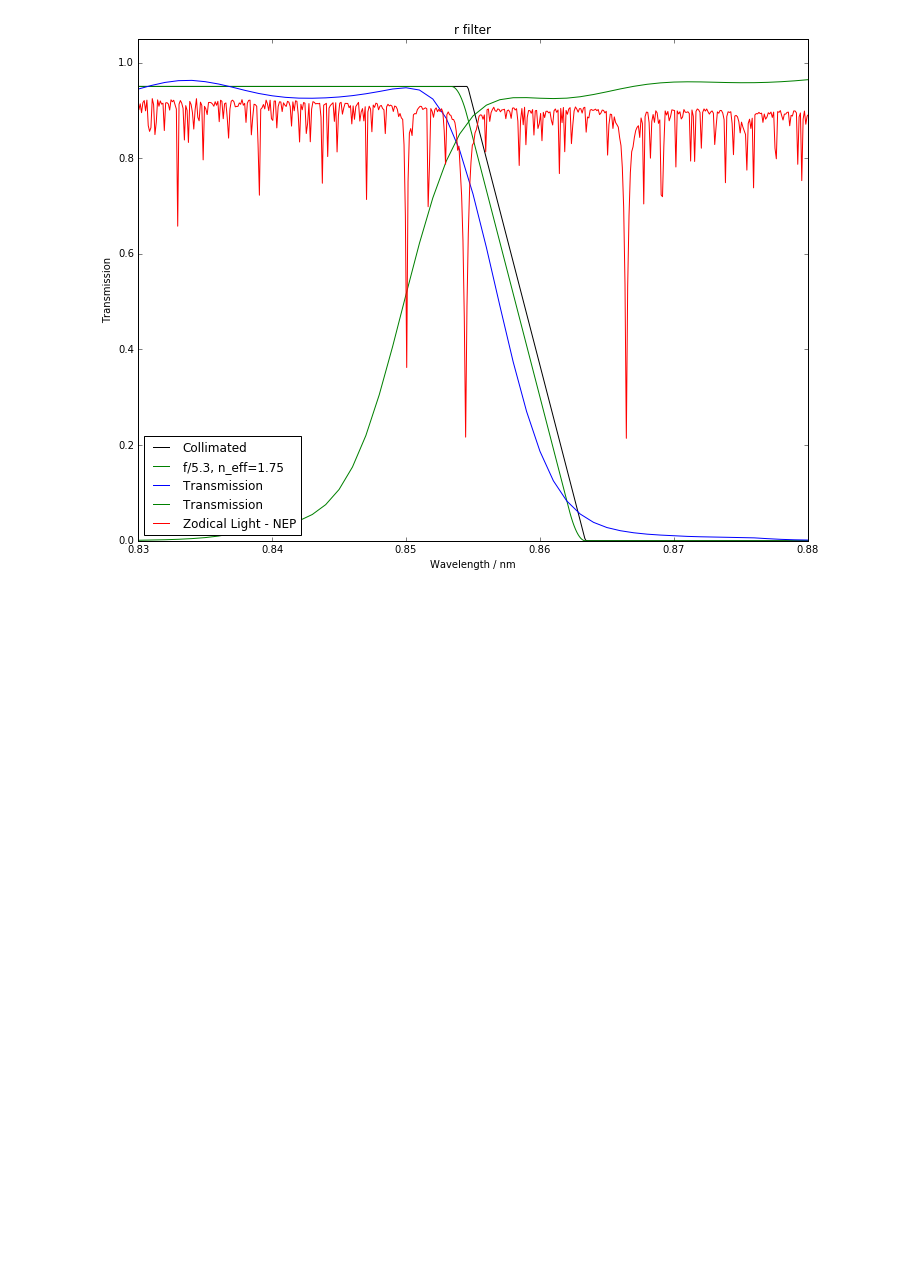
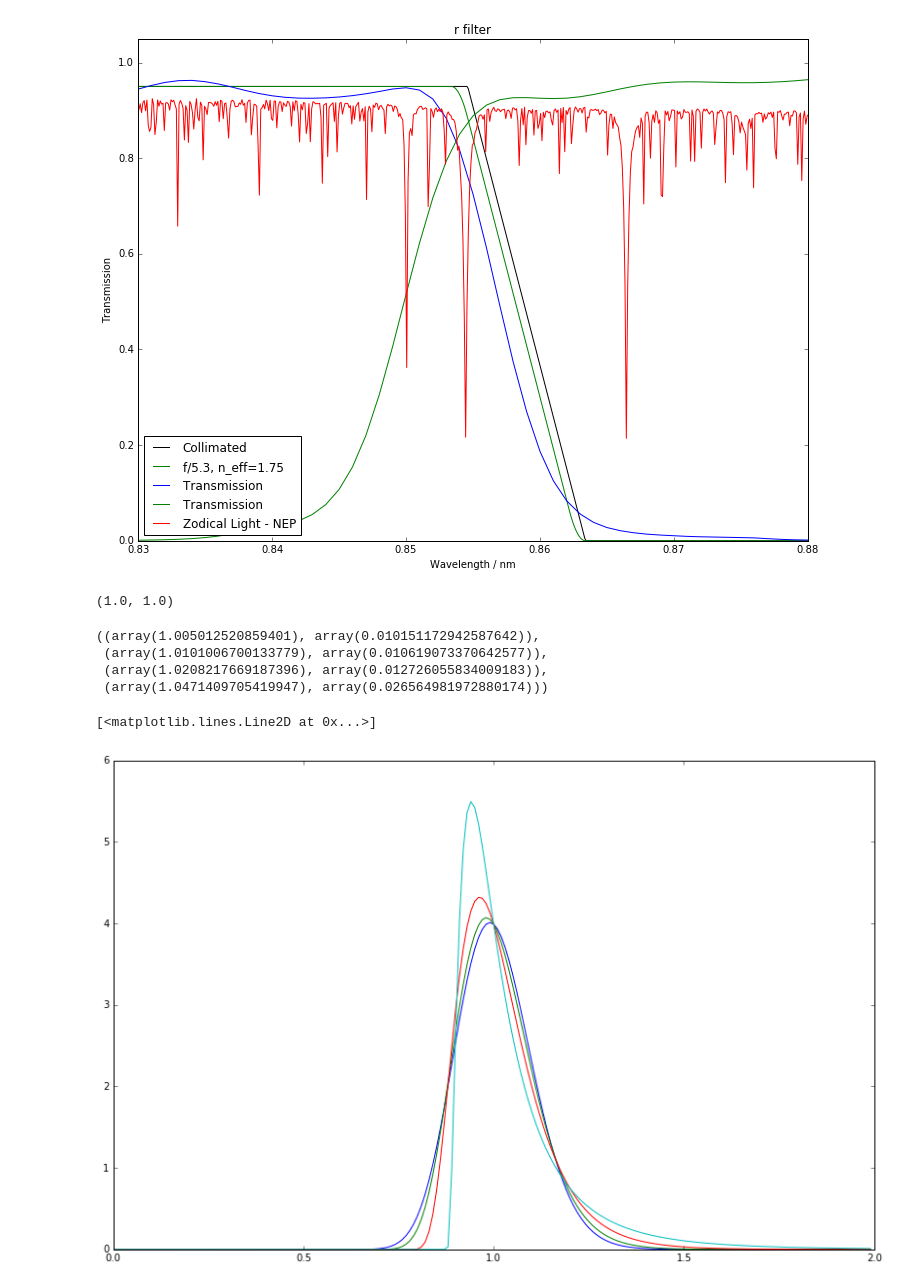
Before and after one commit to AnthonyHorton/astroimsim, a Jupyter notebook: Australian Space Eye.ipynb, the cells around one changed output. Cells and saved outputs as stored; diff of their text form; code cells hidden in the pictures; blank space fills up the shorter version.

```diff
--- a/Australian Space Eye.ipynb
+++ b/Australian Space Eye.ipynb
@@ -264,3 +293,26 @@ plt.ylabel('Transmission')
 # %% [output]
 <matplotlib.text.Text at 0x...>
 [figure]
+# %%
+stats.lognorm.median(0.1, loc=0, scale=1), \
+    stats.lognorm.median(0.2, loc=1-0.1/0.2 , scale=0.1/0.2)
+# %% [output]
+(1.0, 1.0)
+# %%
+stats.lognorm.stats(0.1, loc=0, scale=1), \
+    stats.lognorm.stats(0.2, loc=1-0.1/0.2 , scale=0.1/0.2), \
+    stats.lognorm.stats(0.4, loc=1-0.1/0.4 , scale=0.1/0.4), \
+    stats.lognorm.stats(0.8, loc=1-0.1/0.8 , scale=0.1/0.8), \
+# %% [output]
+((array(1.005012520859401), array(0.010151172942587642)),
+ (array(1.0101006700133779), array(0.010619073370642577)),
+ (array(1.0208217669187396), array(0.012726055834009183)),
+ (array(1.0471409705419947), array(0.026564981972880174)))
+# %%
+plt.plot(np.arange(0,2,0.01), stats.lognorm.pdf(np.arange(0,2,0.01), 0.1, loc=0, scale=1))
+plt.plot(np.arange(0,2,0.01), stats.lognorm.pdf(np.arange(0,2,0.01), 0.2, loc=1-0.1/0.2 , scale=0.1/0.2))
+plt.plot(np.arange(0,2,0.01), stats.lognorm.pdf(np.arange(0,2,0.01), 0.4, loc=1-0.1/0.4 , scale=0.1/0.4))
+plt.plot(np.arange(0,2,0.01), stats.lognorm.pdf(np.arange(0,2,0.01), 0.8, loc=1-0.1/0.8 , scale=0.1/0.8))
+# %% [output]
+[<matplotlib.lines.Line2D at 0x...>]
+[figure, added]
```
Also changed, not shown: parts of 13 cells of this notebook, 1 other file.
